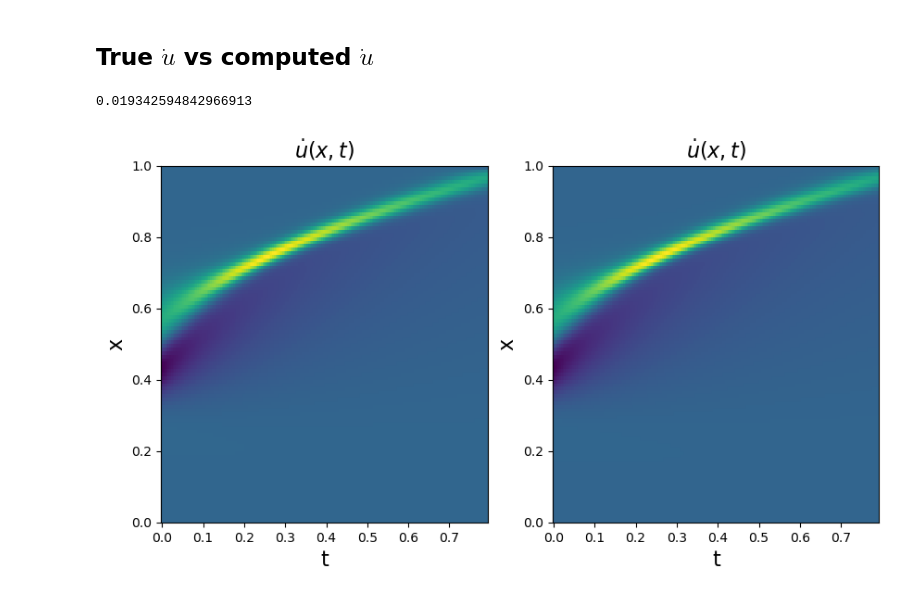
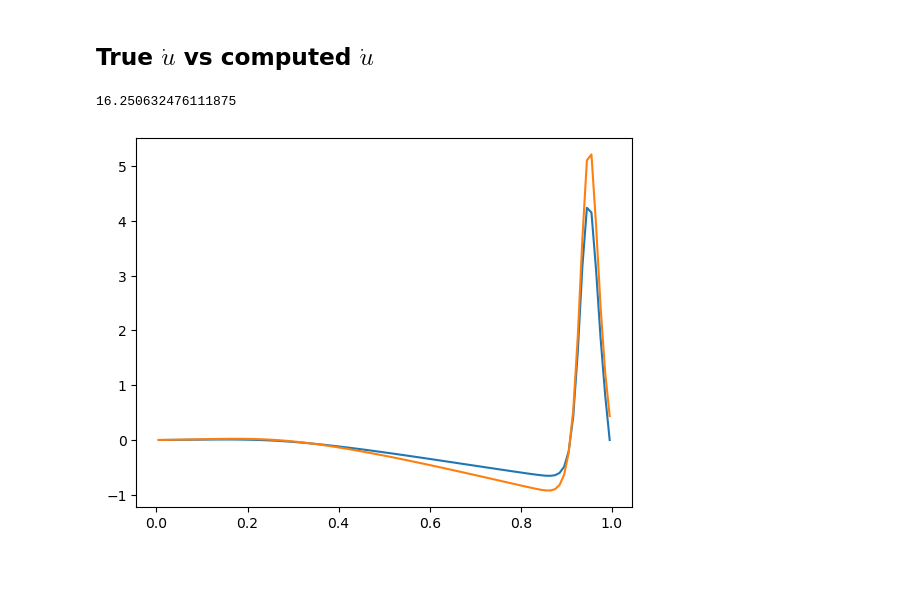
Before and after one commit to cpml-au/AlpineGP, a Jupyter notebook: examples/pysindy.ipynb, the cells around one changed output. Saved outputs shown, nothing was run; the diff lists cells and outputs as text; code cells hidden in the pictures; blank space fills up the shorter version.

```diff
--- a/examples/pysindy.ipynb
+++ b/examples/pysindy.ipynb
@@ -143,0 +133,5 @@ STLSQ model:
+# %%
+# fit without u_t
+print('STLSQ model:')
+model.fit(u_training_reshape, t=dt_norm)
+model.print()
@@ -143,0 +144,5 @@ STLSQ model:
+# %%
+# fit with u_t
+print('STLSQ model:')
+model.fit(u_training_reshape, t=dt_norm, x_dot =u_training_dot_reshape)
+model.print()
@@ -157,7 +170,8 @@ u_test = u_test_T.T[:, test_sort_map]
 u_test_reshape = u_test.reshape(u_test.shape[0], u_test.shape[1], 1)
 # %%
 # define u_dot_test_true
-u_dot_test_true = u_dot_true[:, test_time_ordered]
+t_test = t[test_time_ordered]
+u_dot_test_true = ps.FiniteDifference(axis=1)._differentiate(u_test, t=t_test)
 # compute test prediction for u_dot
 u_dot_test = model.predict(u_test_reshape)[:,:,0]
 # %%
@@ -173,22 +187,23 @@ u_dot = np.zeros_like(u_dot_true)
 
 u_dot[:, training_time_ord] = u_dot_training
 u_dot[:, test_time_ordered] = u_dot_test
+# %%
+# reconstruct u_dot_true_model
+u_dot_true_model = np.zeros_like(u_dot_true)
+
+u_dot_true_model[:, training_time_ord] = u_dot_training_true
+u_dot_true_model[:, test_time_ordered] = u_dot_test_true
 # %%
 # compute total error
-print(np.mean(np.linalg.norm(u_dot_true - u_dot, axis=0)**2))
+print(np.mean(np.linalg.norm(u_dot_true_model - u_dot, axis=0)**2))
 # %% [output]
-0.019342594842966913
+16.250632476111875
-# %%
-# COMPARISON udot_true VS udot_predict
-fig1, ax = plt.subplots(1, 2, figsize=(10, 5))
-ax[0].pcolormesh(t, circ, u_dot_true)
-ax[1].pcolormesh(t,circ,u_dot)
-ax[0].set_xlabel('t', fontsize=16)
-ax[0].set_ylabel('x', fontsize=16)
-ax[0].set_title(r'$\dot{u}(x, t)$', fontsize=16)
-ax[1].set_xlabel('t', fontsize=16)
-ax[1].set_ylabel('x', fontsize=16)
-ax[1].set_title(r'$\dot{u}(x, t)$', fontsize=16)
-plt.show()
-# %% [output]
-[figure, removed]
+# %%
+# COMPARISON udot_true VS udot_predict
+# check u_dot profile in the last test time
+last_test_time = test_time_ordered[-1]
+plt.plot(circ, u_dot_true_model[:,last_test_time])
+plt.plot(circ, u_dot[:,last_test_time])
+plt.show()
+# %% [output]
+[figure, added]
```
Also changed, not shown: parts of 7 cells of this notebook, 9 other files.
